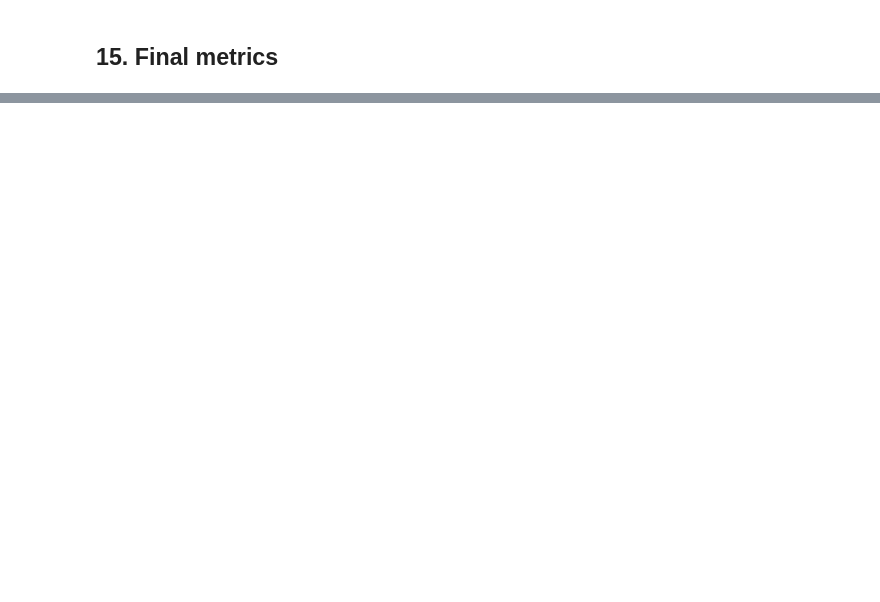
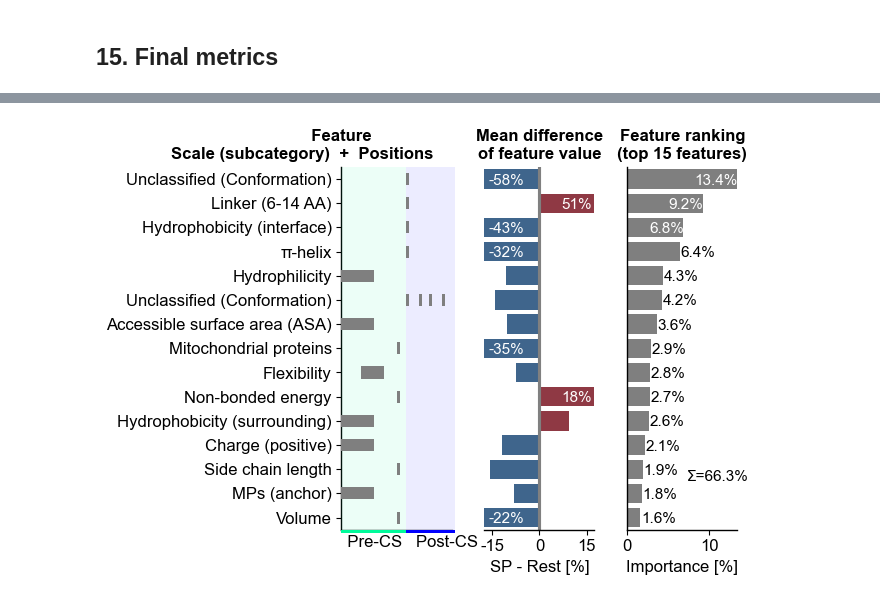
Before and after one commit to junkang812/signal-peptide-cpp, a Jupyter notebook: notebooks/02_sp_type_classifier.ipynb, the cells around one changed output, grey strips where cells are left out. Drawn from its saved outputs; the diff is of its cells as text; code cells hidden in the pictures; blank space fills up the shorter version.

```diff
--- a/notebooks/02_sp_type_classifier.ipynb
+++ b/notebooks/02_sp_type_classifier.ipynb
@@ -793,0 +1297,84 @@ final_type_metrics
+# %%
+## Type-specific CPP interpretation
+
+import aaanalysis.utils as ut
+
+ut.options["name_tmd"] = "Pre-CS"
+ut.options["name_jmd_c"] = "Post-CS"
+ut.options["name_jmd_n"] = ""
+
+aa.plot_settings(
+    font_scale=0.65,
+    weight_bold=False,
+)
+
+cpp_plot = aa.CPPPlot(
+    jmd_n_len=0,
+    jmd_c_len=POST_CS_LEN,
+)
+
+for sp_type in SP_TYPES:
+    print(f"\n=== CPP interpretation: {sp_type} vs Rest ===")
+
+    df_feat_type = ovr_features[sp_type].copy()
+
+    # Add feature importance for visualization
+    X_train_t = ovr_matrices[sp_type]["X_train"]
+    y_train_t = ovr_matrices[sp_type]["y_train"]
+
+    try:
+        tm = aa.TreeModel()
+        tm.fit(X_train_t, labels=y_train_t)
+        df_feat_type = tm.add_feat_importance(
+            df_feat=df_feat_type,
+            drop=True,
+        )
+    except Exception as exc:
+        print(f"Could not add feature importance for {sp_type}: {exc}")
+
+    # Ranking plot
+    aa.plot_settings(
+        short_ticks=True,
+        weight_bold=False,
+    )
+
+    cpp_plot.ranking(
+        df_feat=df_feat_type,
+        name_test=sp_type,
+        name_ref="Rest",
+    )
+
+    plt.tight_layout()
+    plt.savefig(
+        PLOT_DIR / f"cpp_ranking_{sp_type}_vs_rest.png",
+        dpi=300,
+        bbox_inches="tight",
+    )
+    plt.show()
+
+    # Feature map
+    aa.plot_settings(
+        font_scale=0.65,
+        weight_bold=False,
+    )
+
+    cpp_plot.feature_map(
+        df_feat=df_feat_type,
+        tmd_len=PRE_CS_LEN_FOR_PLOTS,
+        name_test=sp_type,
+        name_ref="Rest",
+    )
+
+    plt.tight_layout()
+    plt.savefig(
+        PLOT_DIR / f"cpp_feature_map_{sp_type}_vs_rest.png",
+        dpi=300,
+        bbox_inches="tight",
+    )
+    plt.show()
+
+    df_feat_type.to_csv(
+        FEATURE_DIR / "metadata" / f"features_ovr_{sp_type}_with_importance.csv",
+        index=False,
+    )
+# %% [output]
@@ -793,0 +1382 @@ final_type_metrics
+[figure, added]
```
Also changed, not shown: parts of 19 cells of this notebook, 1 other file.
